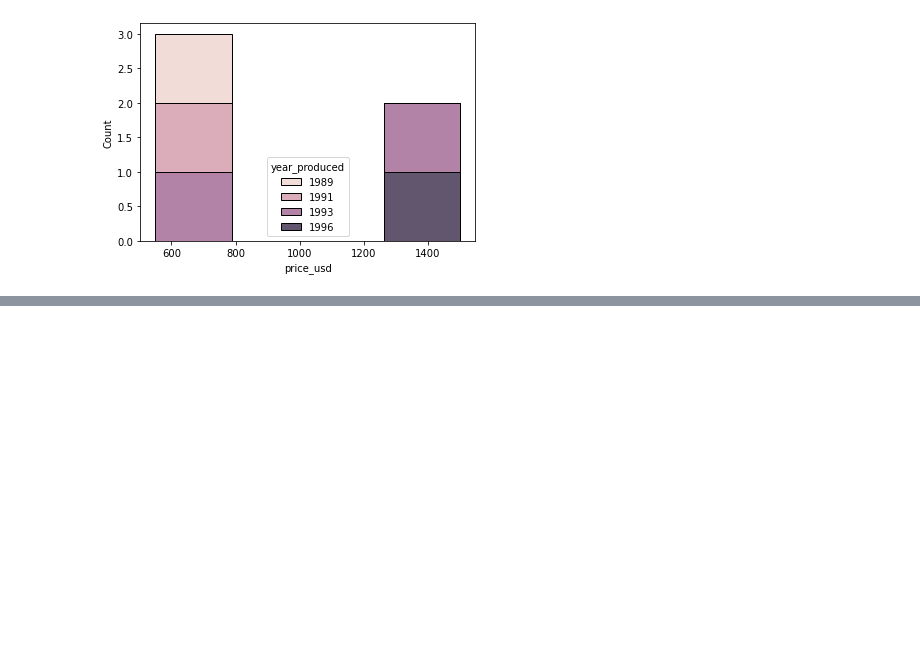
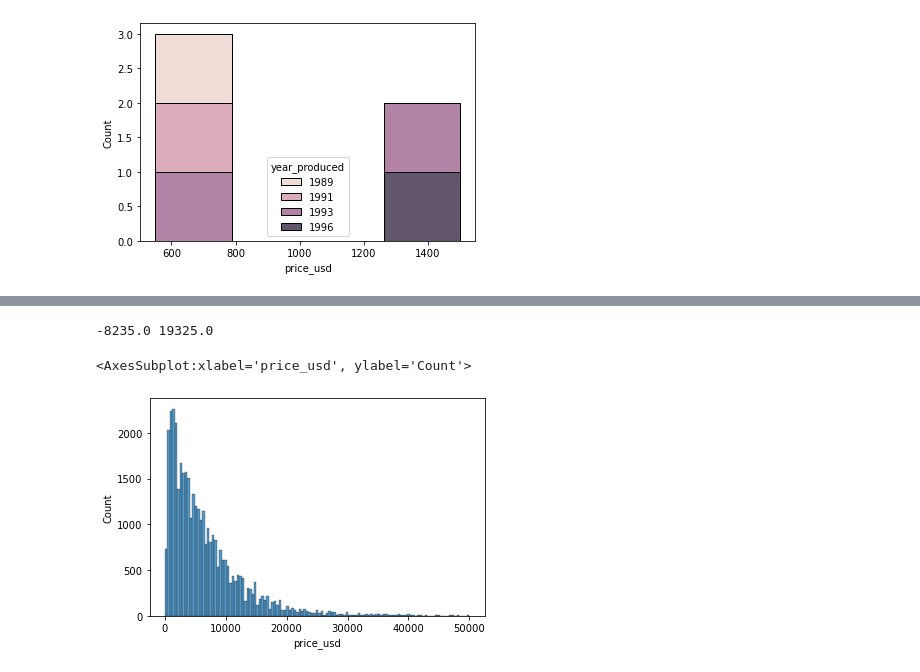
Before and after one commit to Odmorenoc/cursoPython, a Jupyter notebook: statistics1/tiposDatos.ipynb, the cells around one changed output, grey strips where cells are left out. Cells and saved outputs as stored; diff of their text form; code cells hidden in the pictures; blank space fills up the shorter version.

Commit message:
Se agrego la exploración visual de datos

```diff
--- a/statistics1/tiposDatos.ipynb
+++ b/statistics1/tiposDatos.ipynb
@@ -210,0 +217,13 @@ alfa_164[columns]
+# %%
+median_price=df["price_usd"].median()
+std_price= df["price_usd"].std()
+q1_price=df["price_usd"].quantile(q=0.25)
+q2_price=df["price_usd"].quantile(q=0.5)
+q3_price=df["price_usd"].quantile(q=0.75)
+max_price=df["price_usd"].max()
+min_price=df["price_usd"].min()
+Range_price=max_price-min_price
+IQR_price=q3_price-q1_price
+
+print(min_price, q1_price, median_price, q3_price, max_price)
+print(Range_price)
@@ -210,0 +239,11 @@ alfa_164[columns]
+# %%
+# ejericio de limites para una distribución normal cuando los datos estan sesgados.
+minlimit=q1_price-1.5*IQR_price
+maxlimit=q3_price+1.5*IQR_price
+
+print(minlimit, maxlimit)
+sns.histplot(df["price_usd"])
+# %% [output]
+-8235.0 19325.0
+<AxesSubplot:xlabel='price_usd', ylabel='Count'>
+[figure, added]
```
Also changed, not shown: parts of 10 cells of this notebook.
